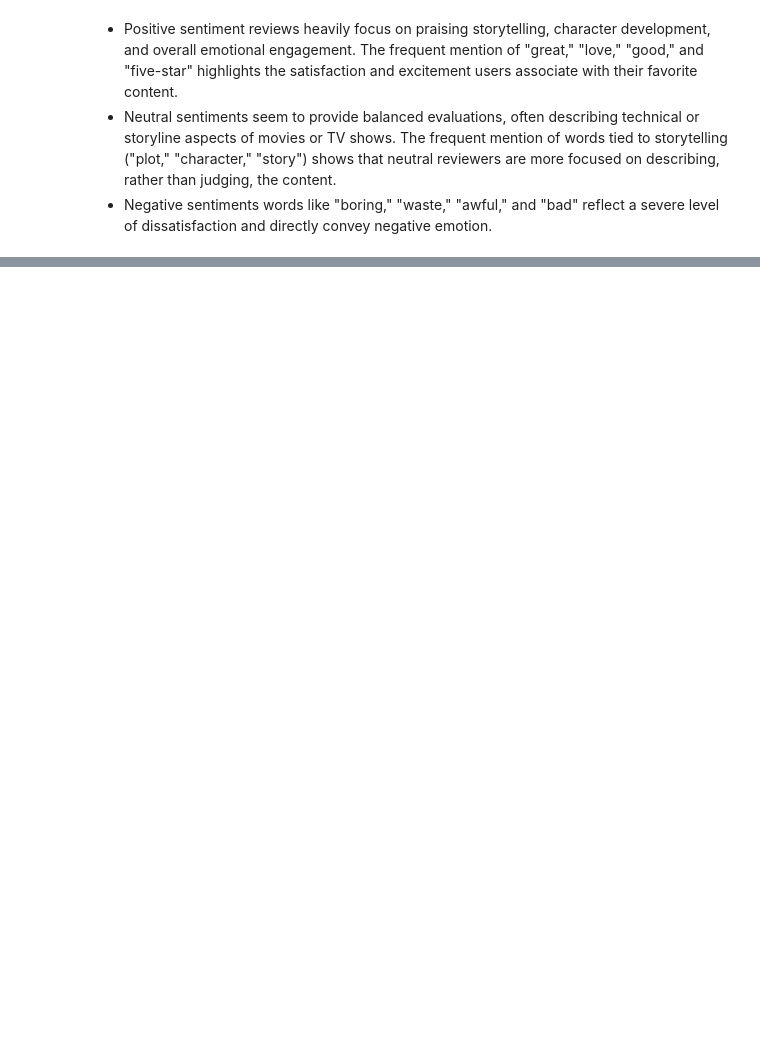
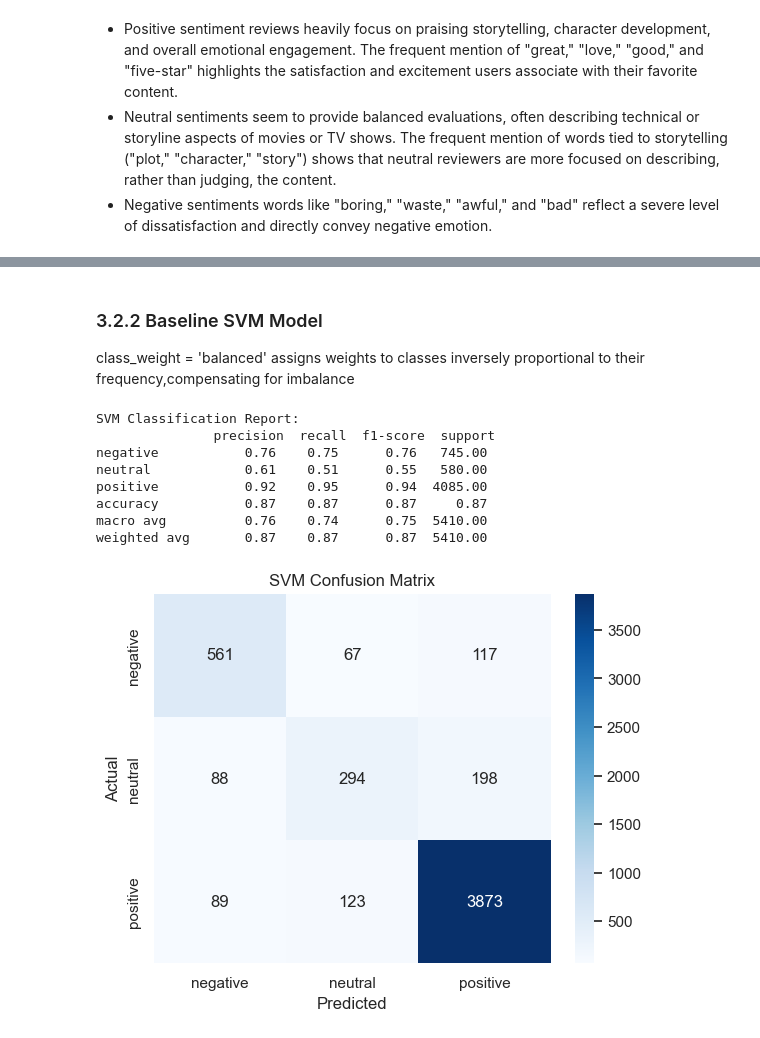
Before and after one commit to WambuiMunene/Grp_1_Capstone-Project, a Jupyter notebook: IPYNBs/Wambui.ipynb, the cells around one changed output, grey strips where cells are left out. Cells and saved outputs as stored; diff of their text form; code cells hidden in the pictures; blank space fills up the shorter version.

```diff
--- a/IPYNBs/Wambui.ipynb
+++ b/IPYNBs/Wambui.ipynb
@@ -766,0 +863,39 @@ video_df.head()
+# %% [markdown]
+### 3.2.2 Baseline SVM Model
+class_weight = 'balanced' assigns weights to classes inversely proportional to their frequency,compensating for imbalance
+# %%
+# Support Vector Machine Pipeline
+svm_pipeline = Pipeline([
+    ('tfidf', TfidfVectorizer(max_features=5000,ngram_range=(1,2))),
+    ('svm', SVC(class_weight='balanced', random_state=42)) # 'class_weight=balanced' to handle imbalance
+])
+
+# Fit the svm pipeline
+svm_pipeline.fit(X_train, y_train)
+
+# Predict on validation data
+y_val_pred_svm = svm_pipeline.predict(X_val)
+
+# Classification report and confusion matrix for SVM
+svm_dict = classification_report(y_val, y_val_pred_svm, output_dict=True)
+svm_df = pd.DataFrame(svm_dict).transpose()
+print("SVM Classification Report:\n",round(svm_df,2))
+
+
+svm_cm = confusion_matrix(y_val, y_val_pred_svm)
+sns.heatmap(svm_cm, annot=True, fmt='d', cmap='Blues', xticklabels=svm_pipeline.classes_, yticklabels=svm_pipeline.classes_)
+plt.title("SVM Confusion Matrix")
+plt.xlabel("Predicted")
+plt.ylabel("Actual")
+plt.savefig("Confusion Matrix Baseline SVM")
+plt.show()
+# %% [output]
+SVM Classification Report:
+               precision  recall  f1-score  support
+negative           0.76    0.75      0.76   745.00
+neutral            0.61    0.51      0.55   580.00
+positive           0.92    0.95      0.94  4085.00
+accuracy           0.87    0.87      0.87     0.87
+macro avg          0.76    0.74      0.75  5410.00
+weighted avg       0.87    0.87      0.87  5410.00
+[figure, added]
```
Also changed, not shown: parts of 20 cells of this notebook, 3 other files.
